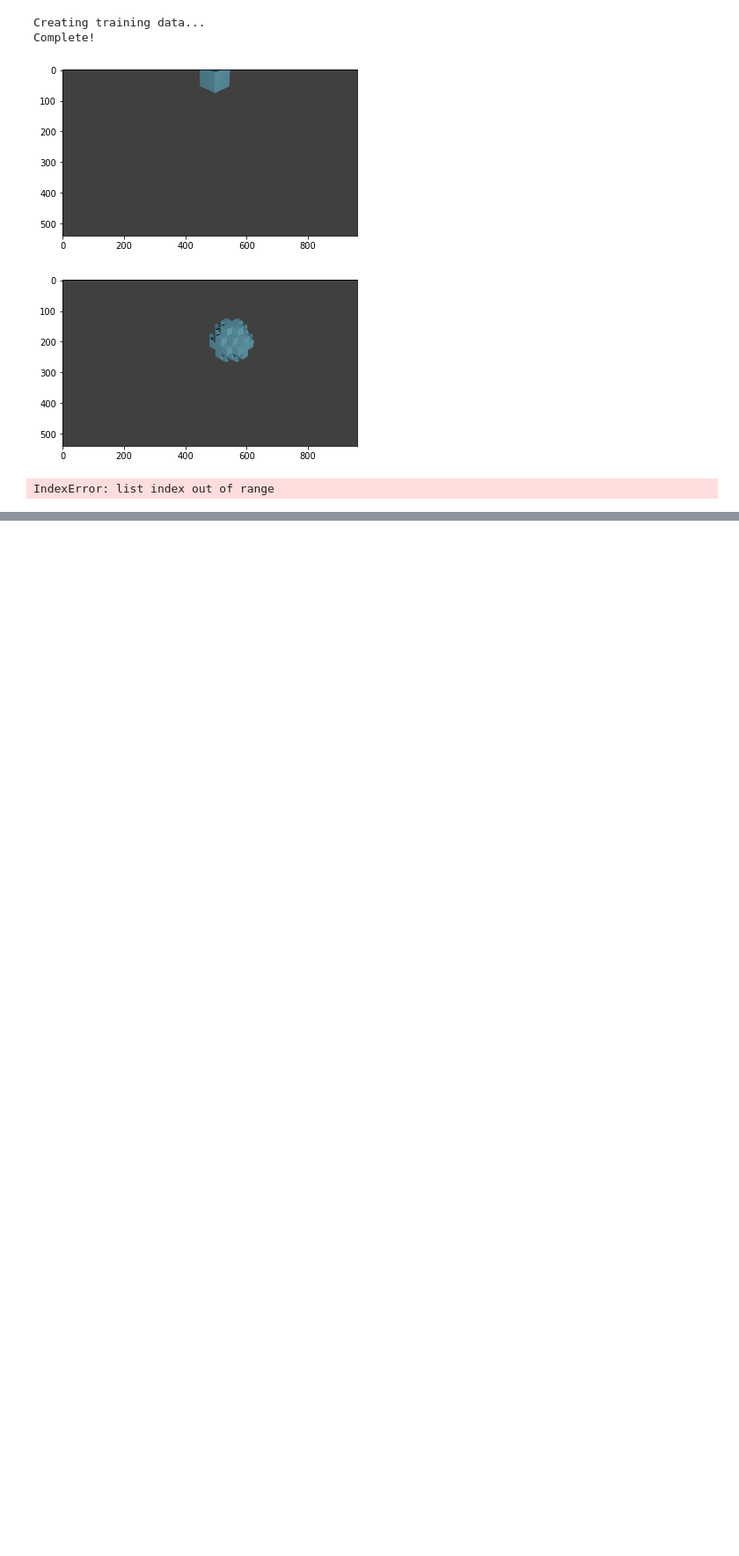
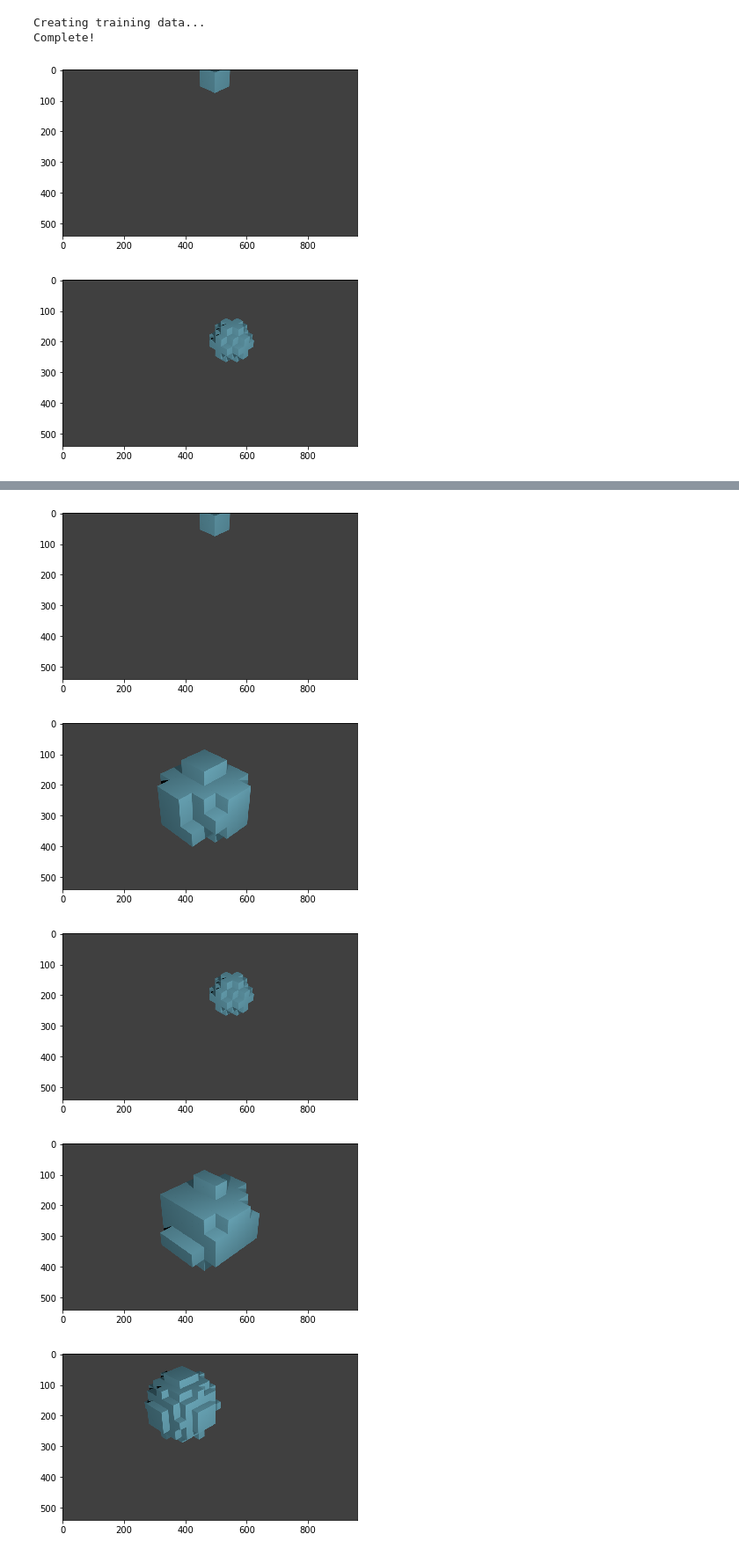
Before and after one commit to movvam/3D-DAE, a Jupyter notebook: 3D-DAE-Spheres.ipynb, the cells around one changed output, grey strips where cells are left out. Shown at 88% size. Saved outputs shown, nothing was run; the diff lists cells and outputs as text; code cells hidden in the pictures; blank space fills up the shorter version.

```diff
--- a/3D-DAE-Spheres.ipynb
+++ b/3D-DAE-Spheres.ipynb
@@ -206,10 +130,8 @@ autoencoder = AutoEncoder()
 
 optimizer = torch.optim.Adam(autoencoder.parameters(), lr=LR)
 loss_func = nn.MSELoss()
-# %%
-sample_data = dataset[:3]
-# %% [output]
-IndexError: list index out of range
+# %%
+sample_data = [dataset[0], dataset[1], dataset[2]]
 # %%
 for epoch in range(EPOCH):
     for step, (x) in enumerate(train_loader):
@@ -226,11 +148,12 @@ for epoch in range(EPOCH):
 
         if step % 100 == 0:
             print('Epoch: ', epoch, '| train loss: %.4f' % loss.data.numpy())
-#            for n in range(3):
-#                 test_data = sample_data.detach()[n]
-#                 _, decoded = autoencoder(test_data)
-#                 true_sphere = np.squeeze(test_data.numpy())
-#                 visualize3D(true_sphere, title="true_e" + str(epoch) + "_s" + str(step), percentile=0.85)
-#                 plt.show()
-#                 visualize3D(decoded, title="decoded_e" + str(epoch) + "_s" + str(step), percentile=0.85)
-#                 plt.show()
+            for n in range(3):
+                test_data = sample_data[n].unsqueeze(0)
+                _, decoded = autoencoder(test_data)
+                true_sphere = np.squeeze(test_data.numpy())
+                visualize3D(true_sphere, title="true_e" + str(epoch) + "_s" + str(step), percentile=0.85)
+                plt.show()
+                visualize3D(np.squeeze(decoded.detach().numpy()), title="decoded_e" + str(epoch) + "_s" + str(step), percentile=0.85)
+                plt.show()
+# %% [output]
@@ -236,0 +161,5 @@ for epoch in range(EPOCH):
+[figure, added]
+[figure, added]
+[figure, added]
+[figure, added]
+[figure, added]
```
Also changed, not shown: parts of 4 cells of this notebook.
